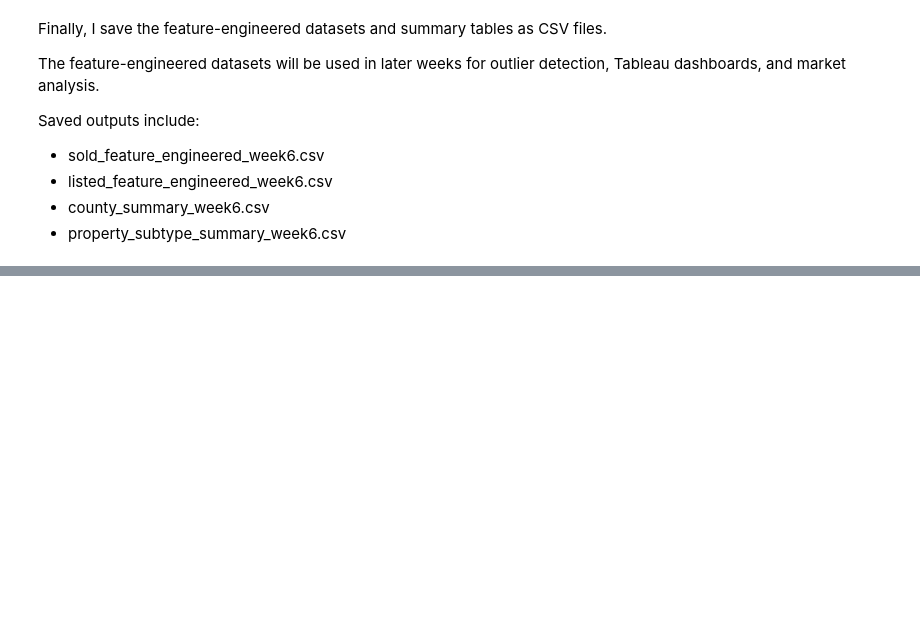
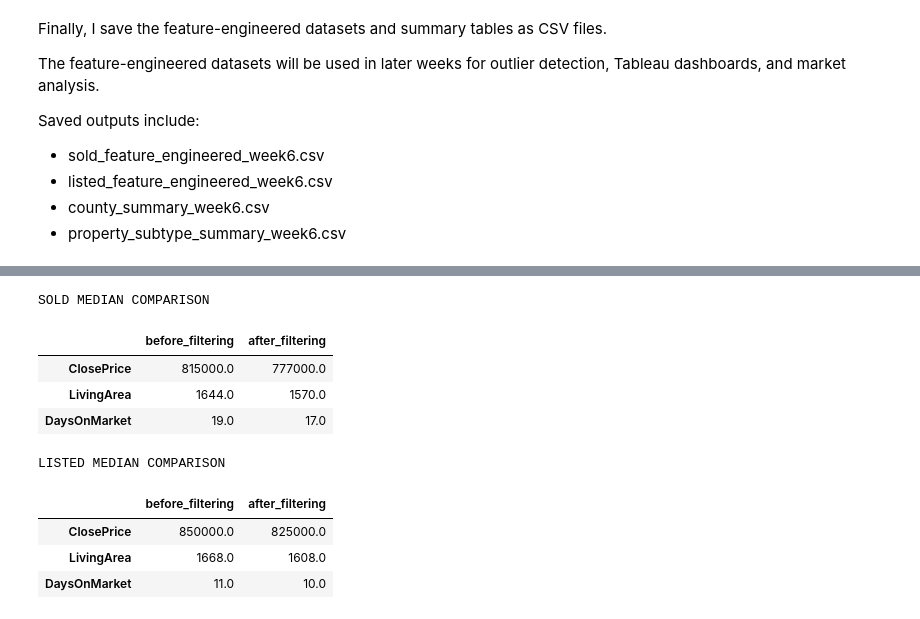
Before and after one commit to miatrn20/IDX-Exchange-spring2026, a Jupyter notebook: eda.ipynb, the cells around one changed output, grey strips where cells are left out. Saved outputs shown, nothing was run; the diff lists cells and outputs as text; code cells hidden in the pictures; blank space fills up the shorter version.

```diff
--- a/eda.ipynb
+++ b/eda.ipynb
@@ -1524,0 +1702,29 @@ In Week 6, I created several market metrics from the cleaned MLS data. These inc
+# %%
+# 8. Compare median values before vs after filtering
+
+median_compare_sold = pd.DataFrame({
+    "before_filtering": sold_flagged[outlier_cols].median(),
+    "after_filtering": sold_filtered[outlier_cols].median()
+})
+
+median_compare_listed = pd.DataFrame({
+    "before_filtering": listed_flagged[outlier_cols].median(),
+    "after_filtering": listed_filtered[outlier_cols].median()
+})
+
+print("\nSOLD MEDIAN COMPARISON")
+display(median_compare_sold)
+
+print("\nLISTED MEDIAN COMPARISON")
+display(median_compare_listed)
+# %% [output]
+SOLD MEDIAN COMPARISON
+|  | before_filtering | after_filtering |
+| ClosePrice | 815000.0 | 777000.0 |
+| LivingArea | 1644.0 | 1570.0 |
+| DaysOnMarket | 19.0 | 17.0 |
+LISTED MEDIAN COMPARISON
+|  | before_filtering | after_filtering |
+| ClosePrice | 850000.0 | 825000.0 |
+| LivingArea | 1668.0 | 1608.0 |
+| DaysOnMarket | 11.0 | 10.0 |
```
Also changed, not shown: parts of 17 cells of this notebook.
